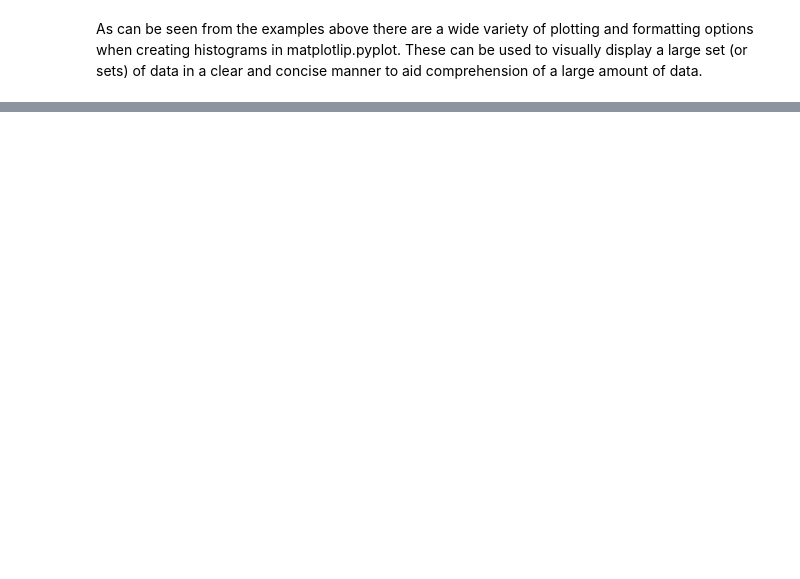
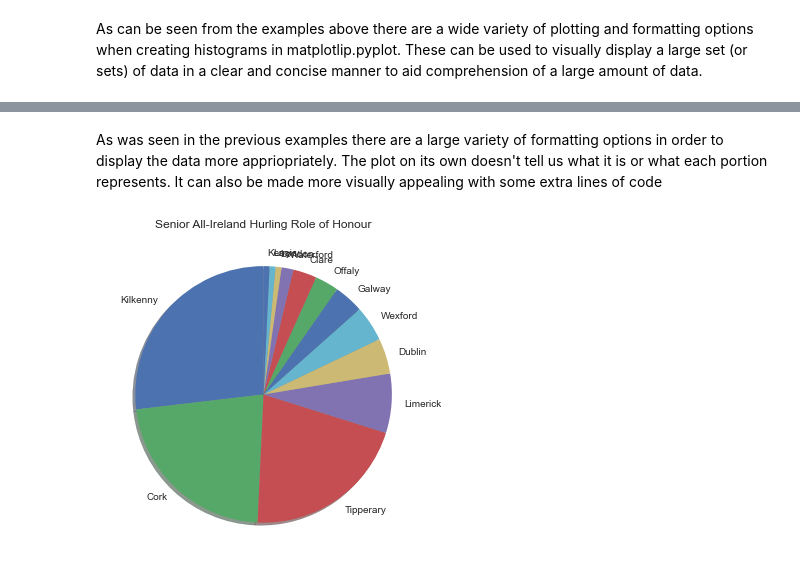
Before and after one commit to G00398275/FODA2021, a Jupyter notebook: pyplot.ipynb, the cells around one changed output, grey strips where cells are left out. Saved outputs shown, nothing was run; the diff lists cells and outputs as text; code cells hidden in the pictures; blank space fills up the shorter version.

```diff
--- a/pyplot.ipynb
+++ b/pyplot.ipynb
@@ -297,0 +334,12 @@ As can be seen from the examples above there are a wide variety of plotting and
+# %% [markdown]
+As was seen in the previous examples there are a large variety of formatting options in order to display the data more appriopriately. The plot on its own doesn't tell us what it is or what each portion represents. It can also be made more visually appealing with some extra lines of code
+# %%
+# Creating pie chart data for code
+x = [36,30,28,10,6,6,5,4,4,2,1,1,1]
+winners = ["Kilkenny", "Cork", "Tipperary", "Limerick", "Dublin",
+           "Wexford", "Galway", "Offaly", "Clare", "Waterford", "London", "Laois", "Kerry"]
+plt.pie (x, labels = winners, startangle = 90,shadow = True)
+plt.title("Senior All-Ireland Hurling Role of Honour")
+plt.show()
+# %% [output]
+[figure, added]
```
Also changed, not shown: parts of 20 cells of this notebook.
